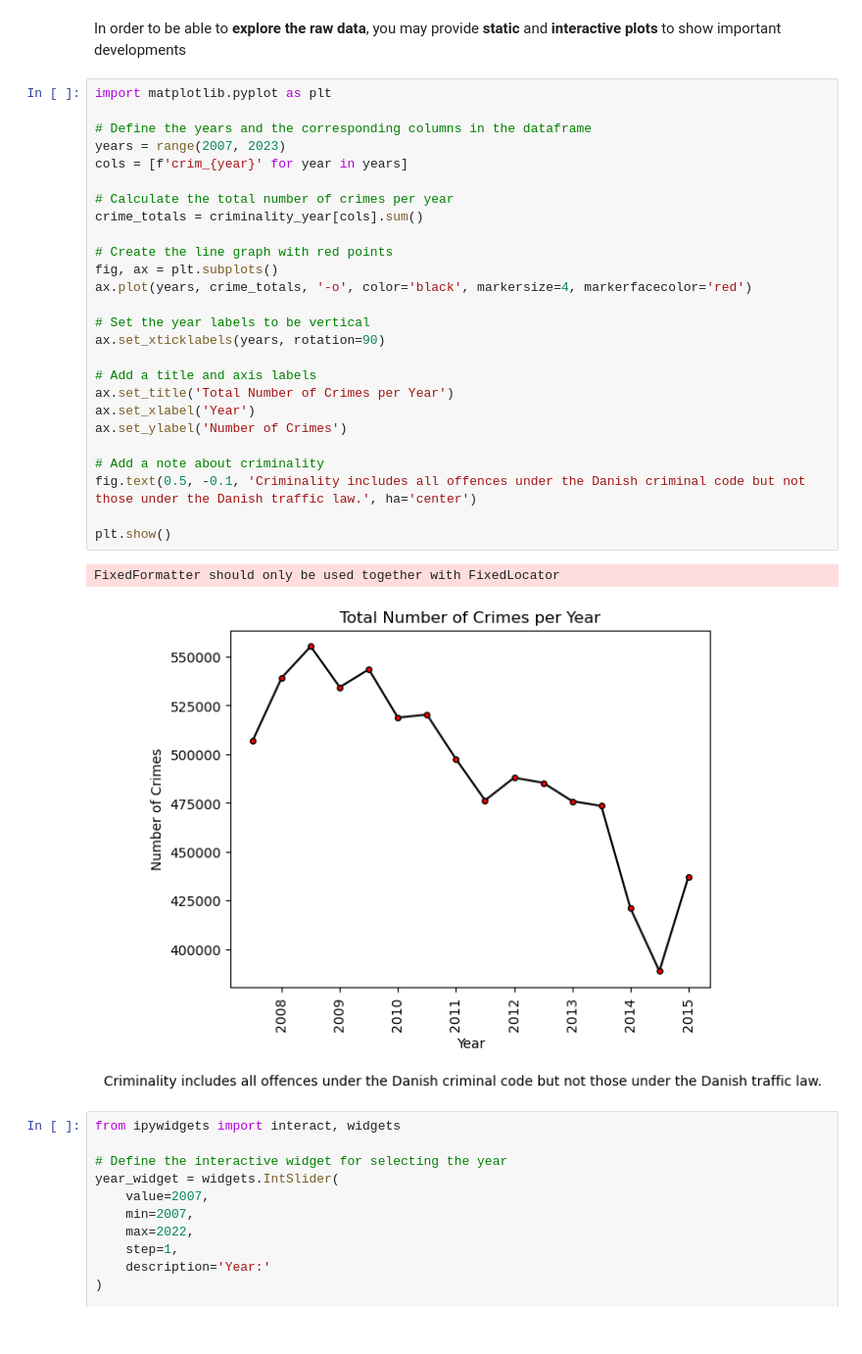
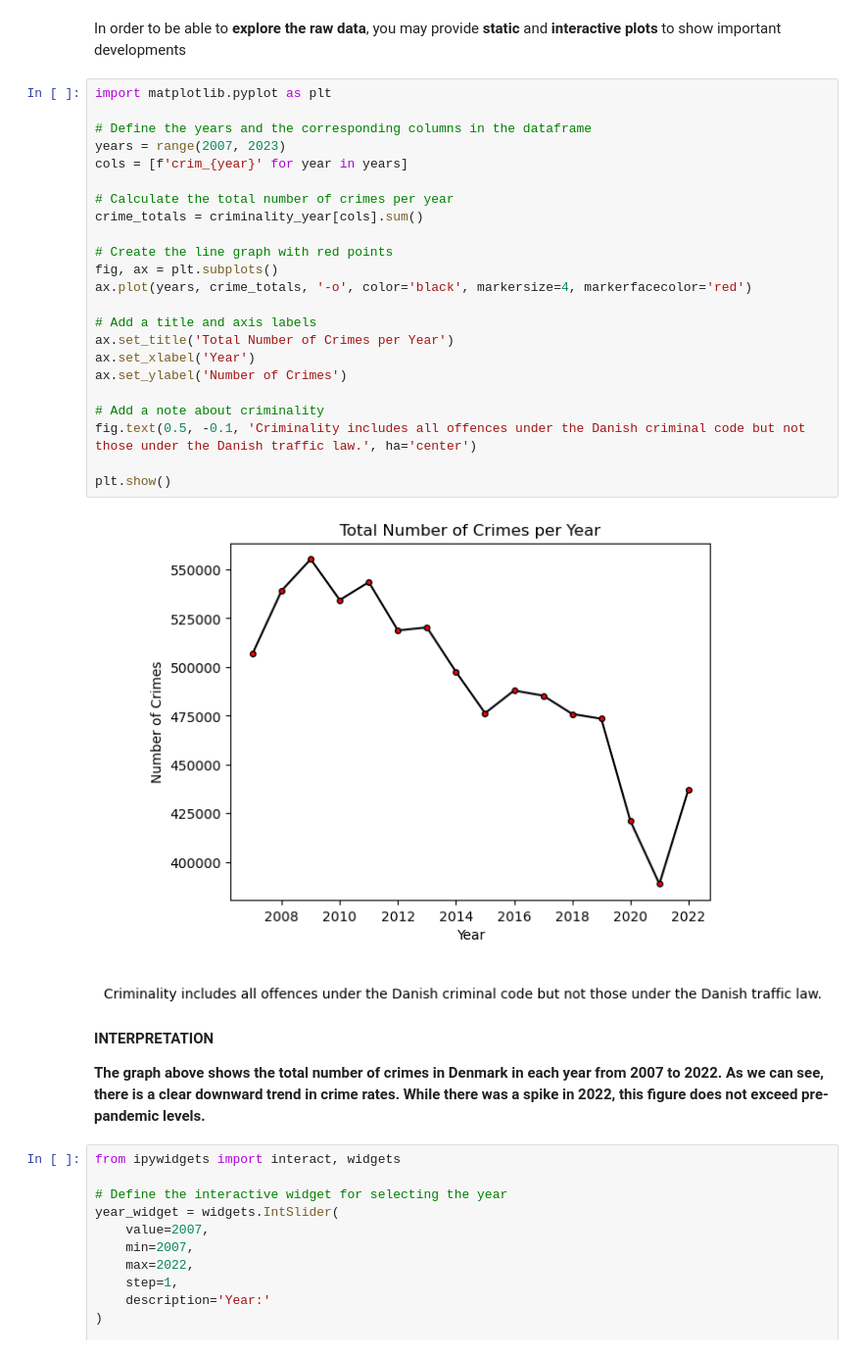
Before and after one commit to NumEconCopenhagen/projects-2023-latin-power, a Jupyter notebook: dataproject/dataproject.ipynb, the cells around one changed output. Shown at 98% size. Drawn from its saved outputs; the diff is of its cells as text.

```diff
--- a/dataproject/dataproject.ipynb
+++ b/dataproject/dataproject.ipynb
@@ -107,32 +107,32 @@ In order to be able to **explore the raw data**, you may provide **static** and
 # %%
 import matplotlib.pyplot as plt
 
 # Define the years and the corresponding columns in the dataframe
 years = range(2007, 2023)
 cols = [f'crim_{year}' for year in years]
 
 # Calculate the total number of crimes per year
 crime_totals = criminality_year[cols].sum()
 
 # Create the line graph with red points
 fig, ax = plt.subplots()
 ax.plot(years, crime_totals, '-o', color='black', markersize=4, markerfacecolor='red')
 
-# Set the year labels to be vertical
-ax.set_xticklabels(years, rotation=90)
-
 # Add a title and axis labels
 ax.set_title('Total Number of Crimes per Year')
 ax.set_xlabel('Year')
 ax.set_ylabel('Number of Crimes')
 
 # Add a note about criminality
 fig.text(0.5, -0.1, 'Criminality includes all offences under the Danish criminal code but not those under the Danish traffic law.', ha='center')
 
 plt.show()
 # %% [output]
-FixedFormatter should only be used together with FixedLocator
-[figure, old version]
+[figure, new version]
+# %% [markdown]
+**INTERPRETATION**
+
+**The graph above shows the total number of crimes in Denmark in each year from 2007 to 2022. As we can see, there is a clear downward trend in crime rates. While there was a spike in 2022, this figure does not exceed pre-pandemic levels.**
 # %%
 from ipywidgets import interact, widgets
 
```
Also changed, not shown: parts of 4 cells of this notebook.
